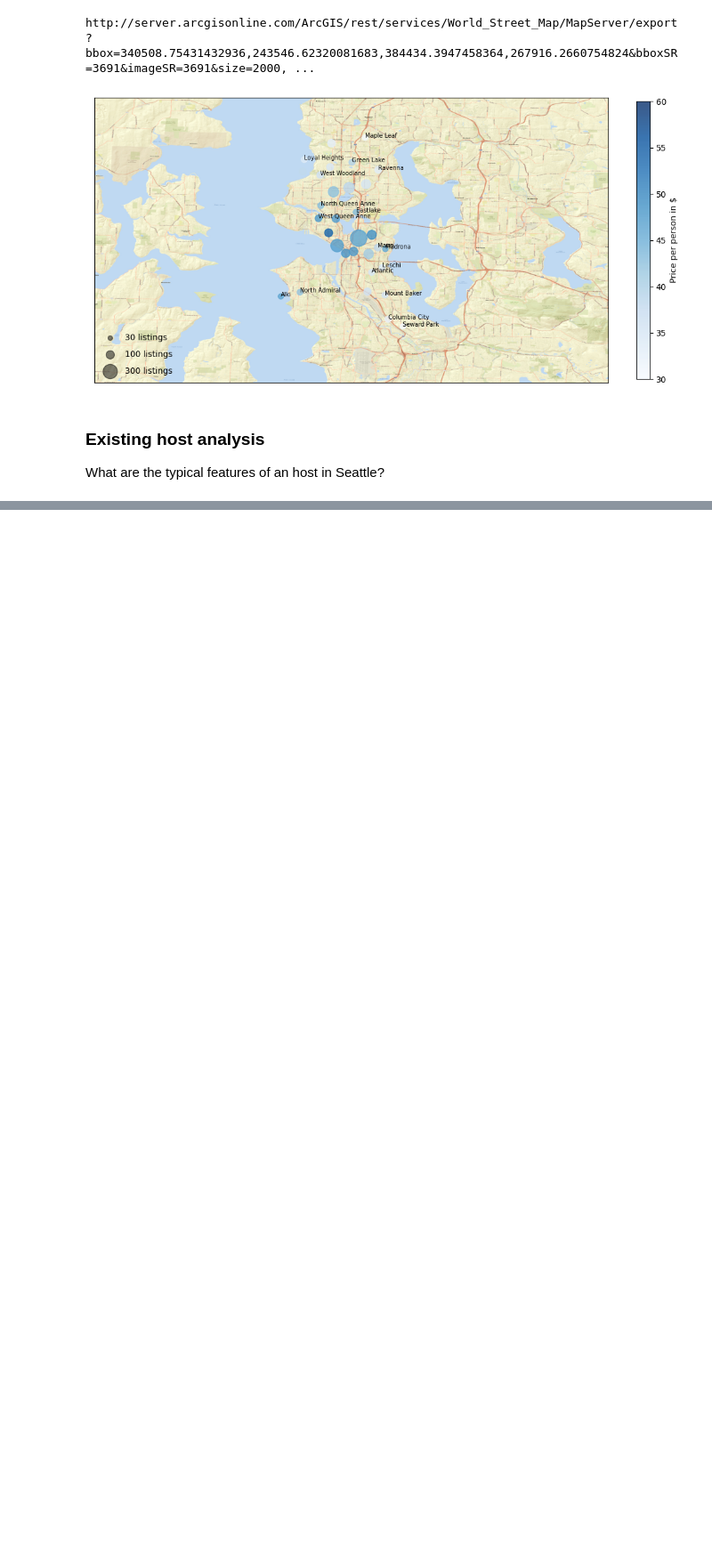
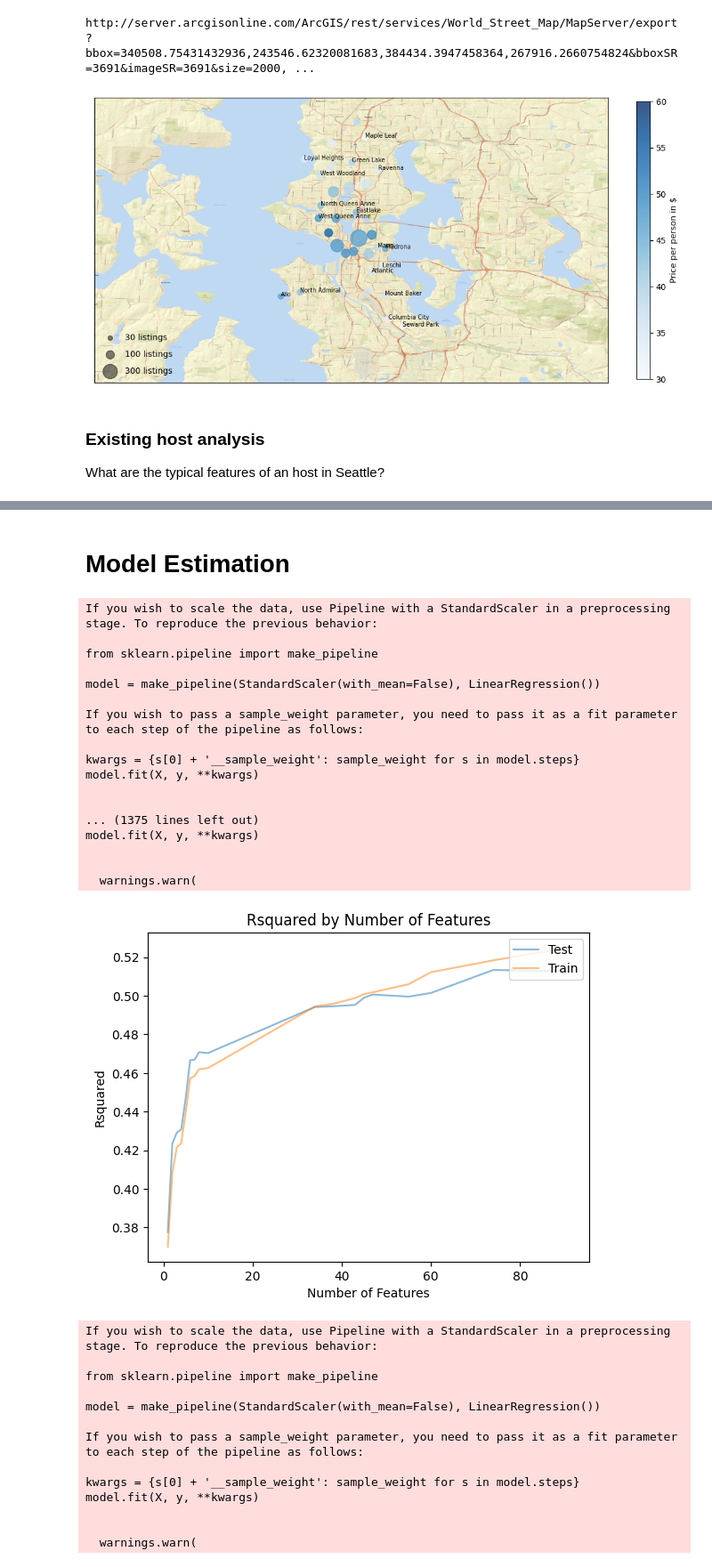
Before and after one commit to aeusepi/AirBnB_Project, a Jupyter notebook: AirBnbSeattle.ipynb, the cells around one changed output, grey strips where cells are left out. Shown at 89% size. Saved outputs shown, nothing was run; the diff lists cells and outputs as text; code cells hidden in the pictures; blank space fills up the shorter version.

```diff
--- a/AirBnbSeattle.ipynb
+++ b/AirBnbSeattle.ipynb
@@ -265,0 +298,29 @@ df_new.describe()
+# %%
+prop_columns = ["property_type","room_type","bed_type","amenities","accommodates","bathrooms","bedrooms","beds"]
+loc_columns =['neighbourhood_cleansed']
+review_columns = ['reviews_per_month','review_scores_rating','host_is_superhost']
+
+col_select = prop_columns + loc_columns + review_columns
+#selection column
+df_sel = df[col_select].copy()
+
+# transform by individual
+df_sel["bathrooms"] = df_sel["bathrooms"] / df_sel['accommodates']
+df_sel["bedrooms"] = df_sel["bedrooms"] / df_sel['accommodates']
+df_sel["beds"] = df_sel["beds"] / df_sel['accommodates']
+
+# create a review index
+df_sel['host_is_superhost'] = np.where(df_sel['host_is_superhost']=='t',True,False)
+df_sel['cx_score'] = df_sel['review_scores_rating'].astype(float)/100 * df_sel['reviews_per_month'].astype(float)
+
+
+
+# convert the amenities to boolean
+df_sel= dtprep.convert_amenities(df_sel)
+
+# column to drop
+todrop= ["accommodates","reviews_per_month","review_scores_rating"]
+
+# taking care of
+df_sel = dtprep.clean_data_basic(df_properties,todrop)
+df_sel.describe()
@@ -265,0 +338,41 @@ df_new.describe()
+# %% [markdown]
+<h1 id='Part3'> Model Estimation </h1>
+# %%
+cutoffs = list(range(5000,100,-50))
+cutoffs.extend(range(50,5,-5))
+
+X = df_sel
+y = df_princing
+r2_scores_test, r2_scores_train, lm_model, X_train, X_test, y_train, y_test = dtprep.find_optimal_lm_mod(X, y, cutoffs)
+# %% [output]
+If you wish to scale the data, use Pipeline with a StandardScaler in a preprocessing stage. To reproduce the previous behavior:
+
+from sklearn.pipeline import make_pipeline
+
+model = make_pipeline(StandardScaler(with_mean=False), LinearRegression())
+
+If you wish to pass a sample_weight parameter, you need to pass it as a fit parameter to each step of the pipeline as follows:
+
+kwargs = {s[0] + '__sample_weight': sample_weight for s in model.steps}
+model.fit(X, y, **kwargs)
+
+
+... (1375 lines left out)
+model.fit(X, y, **kwargs)
+
+
+  warnings.warn(
+[figure, added]
+If you wish to scale the data, use Pipeline with a StandardScaler in a preprocessing stage. To reproduce the previous behavior:
+
+from sklearn.pipeline import make_pipeline
+
+model = make_pipeline(StandardScaler(with_mean=False), LinearRegression())
+
+If you wish to pass a sample_weight parameter, you need to pass it as a fit parameter to each step of the pipeline as follows:
+
+kwargs = {s[0] + '__sample_weight': sample_weight for s in model.steps}
+model.fit(X, y, **kwargs)
+
+
+  warnings.warn(
```
Also changed, not shown: parts of 11 cells of this notebook, 1 other file.
